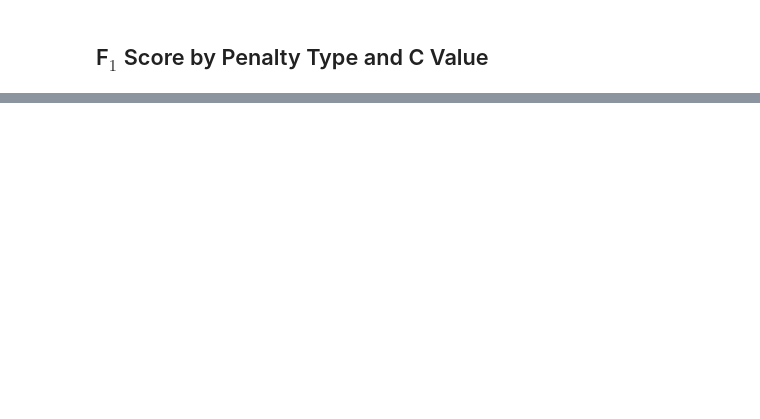
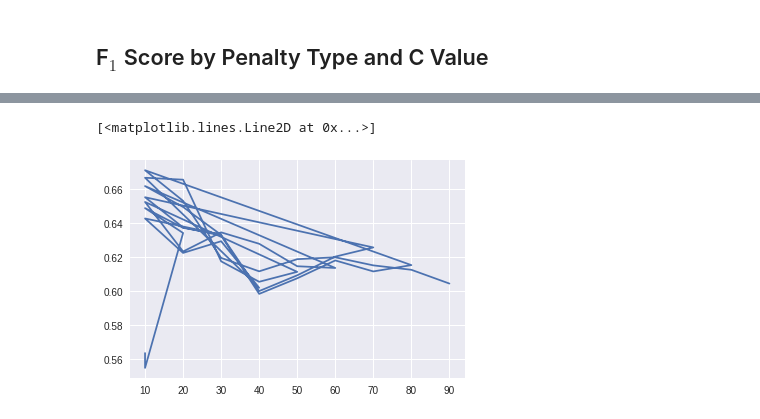
Before and after one commit to neeshu89/2018-W-450-4, a Jupyter notebook: 06-hyper-parameter-tuning/ipynb/01-Logistic-Regression-Tuning.ipynb, the cells around one changed output, grey strips where cells are left out. Drawn from its saved outputs; the diff is of its cells as text; code cells hidden in the pictures; blank space fills up the shorter version.

```diff
--- a/06-hyper-parameter-tuning/ipynb/01-Logistic-Regression-Tuning.ipynb
+++ b/06-hyper-parameter-tuning/ipynb/01-Logistic-Regression-Tuning.ipynb
@@ -61,18 +73,22 @@ def run_model(model, model_name, data, labels):
             'test_pred_time' : test_pred_time}
 # %% [markdown]
 ## F$_1$ Score by Penalty Type and C Value
-# %%
-test_results = []
-c_values = np.logspace(-4,4,9)
-for regularization_type in ['l1', 'l2']:
-    for c in tqdm(c_values):
-        model = LogisticRegression(penalty=regularization_type, C=c)
-        test_result = run_model(model,
-                                regularization_type,
-                                adult_train_df,
-                                adult_train_target)
-        test_results.append(test_result)
+# %%
+test_results = []
+depths = range(10,100,10)
+for features in range(10,100,10):
+    for depth in tqdm(depths):
+        if features < depth:
+            next
+        else:
+            model = DecisionTreeClassifier(max_features=features, max_depth=depth)
+            test_result = run_model(model,
+                                        'dt',
+                                        adult_train_df,
+                                        adult_train_target)
+            test_results.append(test_result)
 # %%
 test_results_df = pd.DataFrame(test_results)
 # %%
-test_results_df['C'] = test_results_df.model.apply(lambda model: model.C)
+test_results_df['max_depth'] = test_results_df.model.apply(lambda model: model.max_depth)
+test_results_df['max_features'] = test_results_df.model.apply(lambda model: model.max_features)
@@ -79,7 +104,9 @@ test_results_df['C'] = test_results_df.model.apply(lambda model: model.C)
 # %%
-l1_test_results = test_results_df[test_results_df.model_name == 'l1']
-l2_test_results = test_results_df[test_results_df.model_name == 'l2']
-plt.plot(l1_test_results.C, l1_test_results.f1_test_score, label='l1 penalty')
-plt.plot(l2_test_results.C, l2_test_results.f1_test_score, label='l2 penalty')
-plt.xscale('log')
-plt.legend()
+l1_test_results = test_results_df[test_results_df.model_name == 'dt']
+#l2_test_results = test_results_df[test_results_df.model_name == 'l2']
+plt.plot(l1_test_results.max_depth, l1_test_results.f1_test_score, label='l1 penalty')
+#plt.plot(l2_test_results.C, l2_test_results.f1_test_score, label='l2 penalty')
+#plt.legend()
+# %% [output]
+[<matplotlib.lines.Line2D at 0x...>]
+[figure, added]
```
Also changed, not shown: parts of 9 cells of this notebook, 2 other files.
